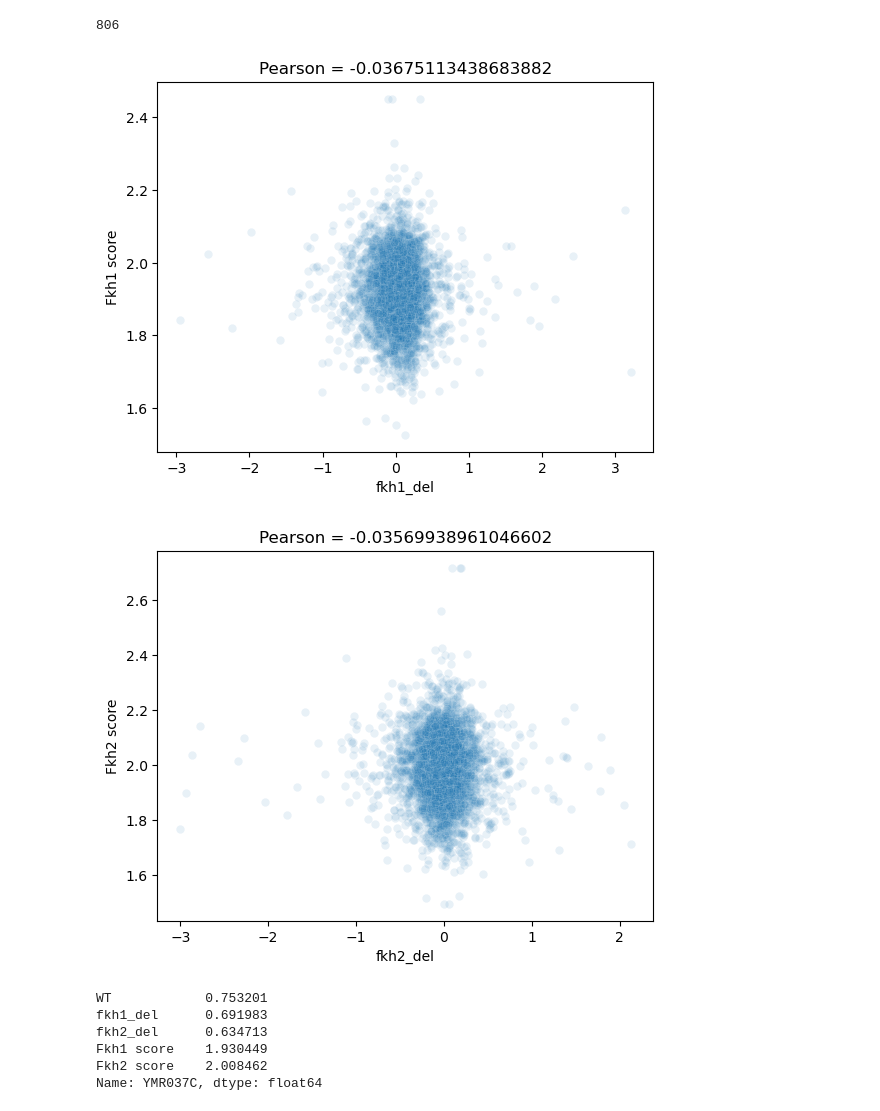
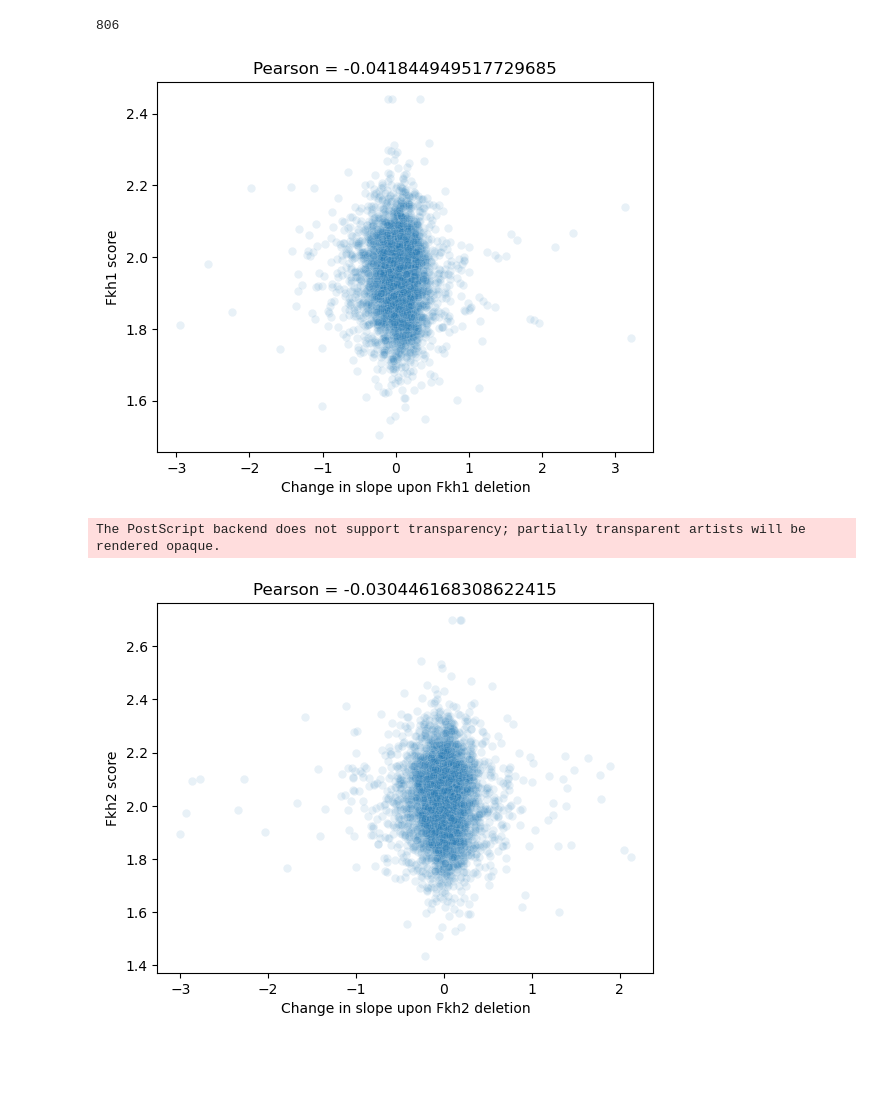
Before and after one commit to skotheimlab/fkh_concatemer_analysis, a Jupyter notebook: scaling_slope_change_Fkh12_motif_enrichment.ipynb, the cells around one changed output. Saved outputs shown, nothing was run; the diff lists cells and outputs as text; code cells hidden in the pictures; blank space fills up the shorter version.

Commit message:
motif enrichment v slope change

```diff
--- a/scaling_slope_change_Fkh12_motif_enrichment.ipynb
+++ b/scaling_slope_change_Fkh12_motif_enrichment.ipynb
@@ -107,40 +93,50 @@ for gene in tqdm(df.index):
-# %%
-# Load PSWM for Fkh1
-Fkh = pd.read_csv(path.join(dirname,'FKH2_pwm.txt'),sep='\t',index_col=0,header=None).T
-entropy = -np.sum(Fkh*np.log(Fkh),axis=1)
-high_entropy_positions = [1,2,10,11,12]
-Fkh = Fkh.drop(labels=high_entropy_positions).reset_index().drop(columns='index')
-L = len(Fkh)
-
-for gene in tqdm(df.index):
-    if gene in promoters.keys():
-        seq = promoters[gene][:1000].seq
-        df.loc[gene,'Fkh2 score'] = get_pswm_score(Fkh,seq).mean()
-        delta_slopes.loc[gene,'Fkh2 score'] = get_pswm_score(Fkh,seq).mean()
+# %%
+# Load PSWM for Fkh1
+Fkh = pd.read_csv(path.join(dirname,'FKH1_pwm.txt'),sep='\t',index_col=0,header=None).T
+entropy = -np.sum(Fkh*np.log(Fkh),axis=1)
+high_entropy_positions = [1,2,10,11,12]
+Fkh = Fkh.drop(labels=high_entropy_positions).reset_index().drop(columns='index')
+L = len(Fkh)
+
+# 'promoters' is from SGD with 1000 upstream of every ORF; per JK, trimmed to 500bp upstream of TSS
+for gene in tqdm(delta_slopes.index):
+    if gene in promoters.keys():
+        seq = promoters[gene][500:1000].seq
+#        df.loc[gene,'Fkh1 score'] = get_pswm_score(Fkh,seq).mean()
+        delta_slopes.loc[gene,'Fkh1 score'] = get_pswm_score(Fkh,seq).mean()
+
+# Load PSWM for Fkh2
+Fkh = pd.read_csv(path.join(dirname,'FKH2_pwm.txt'),sep='\t',index_col=0,header=None).T
+entropy = -np.sum(Fkh*np.log(Fkh),axis=1)
+high_entropy_positions = [1,2,10,11,12]
+Fkh = Fkh.drop(labels=high_entropy_positions).reset_index().drop(columns='index')
+L = len(Fkh)
+
+# 'promoters' is from SGD with 1000 upstream of every ORF; per JK, trimmed to 500bp upstream of TSS
+for gene in tqdm(delta_slopes.index):
+    if gene in promoters.keys():
+        seq = promoters[gene][500:1000].seq
+#        df.loc[gene,'Fkh2 score'] = get_pswm_score(Fkh,seq).mean()
+        delta_slopes.loc[gene,'Fkh2 score'] = get_pswm_score(Fkh,seq).mean()
 # %%
 sb.scatterplot(delta_slopes,x='fkh1_del',y='Fkh1 score',alpha=0.1)
 R,P = np.corrcoef(delta_slopes.dropna()['fkh1_del'],delta_slopes.dropna()['Fkh1 score'])
 plt.title(f'Pearson = {R[1]}')
+plt.xlabel('Change in slope upon Fkh1 deletion')
 plt.savefig('/Users/xies/OneDrive - Stanford/Bioinformatics/Fkh RNAseq/delta_slope_1del_v_1score.svg', format='svg')
 plt.savefig('/Users/xies/OneDrive - Stanford/Bioinformatics/Fkh RNAseq/delta_slope_1del_v_1score.png', format='png')
 # %% [output]
-[figure, old version]
+[figure, new version]
 # %%
 sb.scatterplot(delta_slopes,x='fkh2_del',y='Fkh2 score',alpha=0.1)
 R,P = np.corrcoef(delta_slopes.dropna()['fkh2_del'],delta_slopes.dropna()['Fkh2 score'])
 plt.title(f'Pearson = {R[1]}')
+plt.xlabel('Change in slope upon Fkh2 deletion')
 plt.savefig('/Users/xies/OneDrive - Stanford/Bioinformatics/Fkh RNAseq/delta_slope_2del_v_2score.png', format='png')
+plt.savefig('/Users/xies/OneDrive - Stanford/Bioinformatics/Fkh RNAseq/delta_slope_2del_v_2score.eps', format='eps')
 # %% [output]
+The PostScript backend does not support transparency; partially transparent artists will be rendered opaque.
-[figure, old version]
+[figure, new version]
-# %%
-delta_slopes.loc['YMR037C']
-# %% [output]
-WT            0.753201
-fkh1_del      0.691983
-fkh2_del      0.634713
-Fkh1 score    1.930449
-Fkh2 score    2.008462
-Name: YMR037C, dtype: float64
 # %%
 '''
 
```
Also changed, not shown: parts of 9 cells of this notebook.
